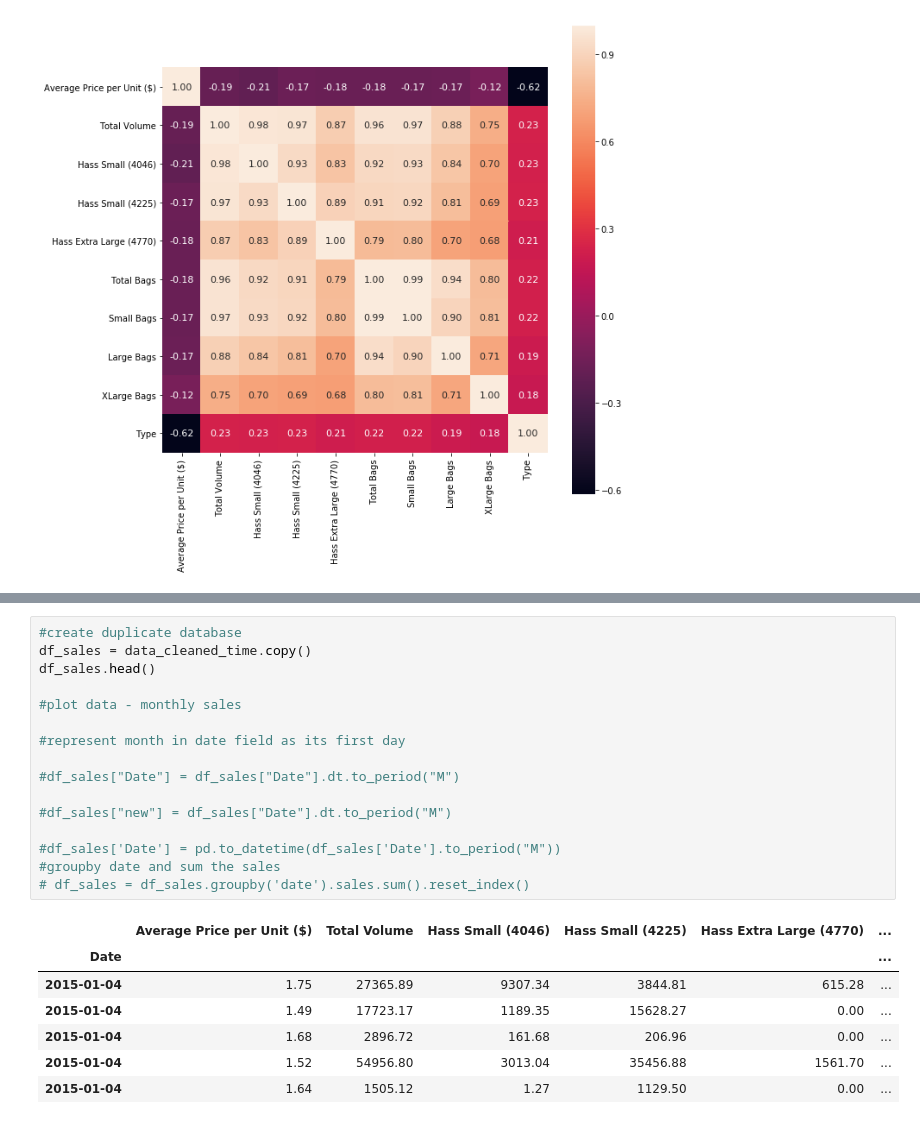
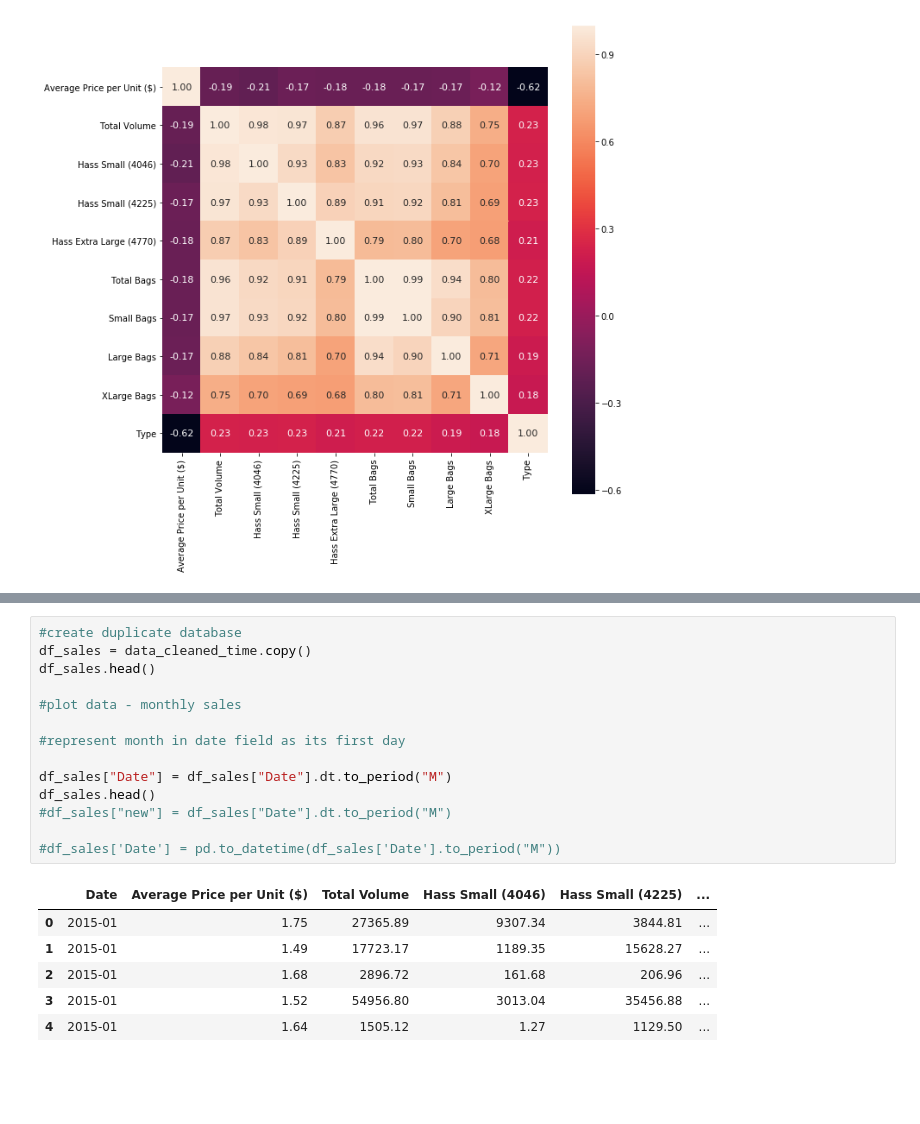
Before and after one commit to willesco16/Project-Avocado, a Jupyter notebook: Project Avocado/project_avocado_analysis.ipynb, the cells around one changed output, grey strips where cells are left out. Saved outputs shown, nothing was run; the diff lists cells and outputs as text; blank space fills up the shorter version.

```diff
--- a/Project Avocado/project_avocado_analysis.ipynb
+++ b/Project Avocado/project_avocado_analysis.ipynb
@@ -141,24 +152,21 @@ data_corr.head()
 # %%
 #create duplicate database
 df_sales = data_cleaned_time.copy()
 df_sales.head()
 
 #plot data - monthly sales
 
 #represent month in date field as its first day
 
-#df_sales["Date"] = df_sales["Date"].dt.to_period("M")
-
+df_sales["Date"] = df_sales["Date"].dt.to_period("M")
+df_sales.head()
 #df_sales["new"] = df_sales["Date"].dt.to_period("M")
 
 #df_sales['Date'] = pd.to_datetime(df_sales['Date'].to_period("M"))
-#groupby date and sum the sales
-# df_sales = df_sales.groupby('date').sales.sum().reset_index()
 # %% [output]
-|  | Average Price per Unit ($) | Total Volume | Hass Small (4046) | Hass Small (4225) | Hass Extra Large (4770) | ... |
-| Date |  |  |  |  |  | ... |
-| 2015-01-04 | 1.75 | 27365.89 | 9307.34 | 3844.81 | 615.28 | ... |
-| 2015-01-04 | 1.49 | 17723.17 | 1189.35 | 15628.27 | 0.00 | ... |
-| 2015-01-04 | 1.68 | 2896.72 | 161.68 | 206.96 | 0.00 | ... |
-| 2015-01-04 | 1.52 | 54956.80 | 3013.04 | 35456.88 | 1561.70 | ... |
-| 2015-01-04 | 1.64 | 1505.12 | 1.27 | 1129.50 | 0.00 | ... |
+|  | Date | Average Price per Unit ($) | Total Volume | Hass Small (4046) | Hass Small (4225) | ... |
+| 0 | 2015-01 | 1.75 | 27365.89 | 9307.34 | 3844.81 | ... |
+| 1 | 2015-01 | 1.49 | 17723.17 | 1189.35 | 15628.27 | ... |
+| 2 | 2015-01 | 1.68 | 2896.72 | 161.68 | 206.96 | ... |
+| 3 | 2015-01 | 1.52 | 54956.80 | 3013.04 | 35456.88 | ... |
+| 4 | 2015-01 | 1.64 | 1505.12 | 1.27 | 1129.50 | ... |
```
Also changed, not shown: parts of 6 cells of this notebook.
